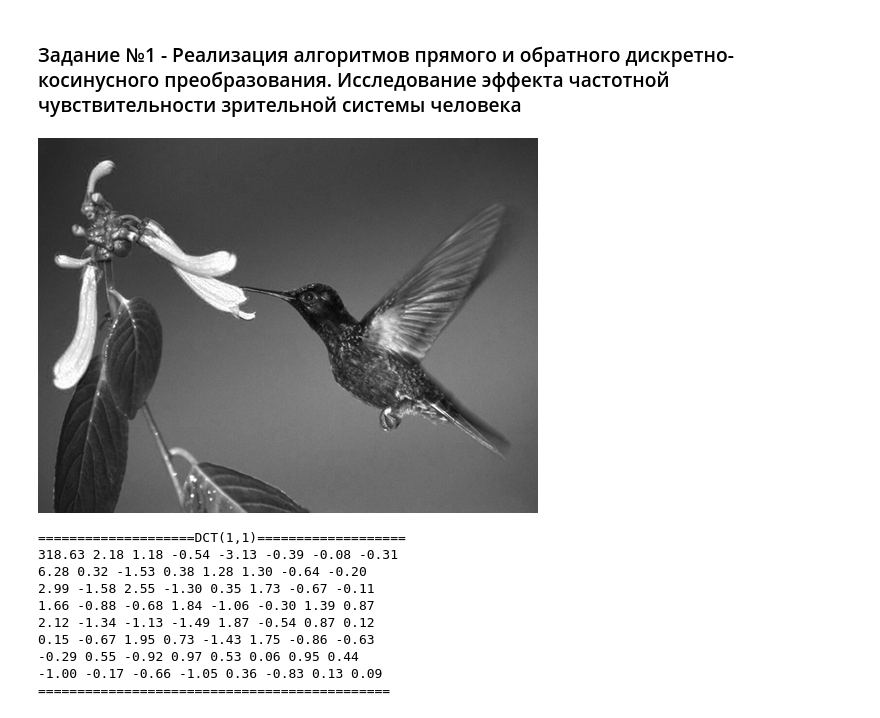
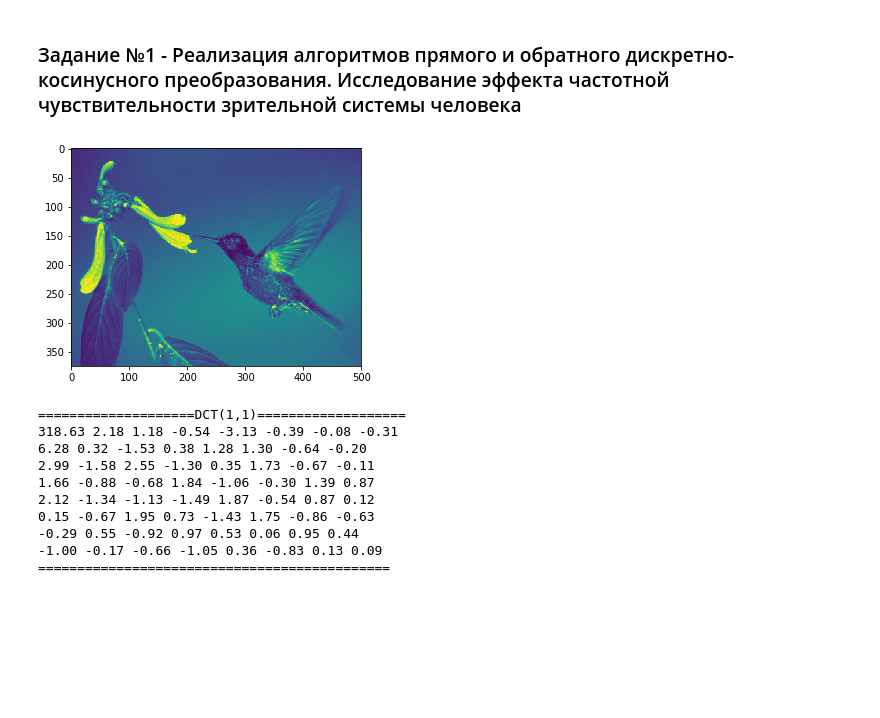
Before and after one commit to maxkrivich/steganography, a Jupyter notebook: lab4/lab4.ipynb, the cells around one changed output. Drawn from its saved outputs; the diff is of its cells as text; code cells hidden in the pictures; blank space fills up the shorter version.

```diff
--- a/lab4/lab4.ipynb
+++ b/lab4/lab4.ipynb
@@ -124,9 +118,10 @@ idct2d.__code = idct.__code__
 # %%
 image = open_image(IMG_TEMP.format(1))
 red, green, blue = image.split()
-red
+plt.imshow(red)
+plt.show()
 # %% [output]
-[figure, old version]
+[figure, new version]
 # %%
 red_np = image_2_np(red)
 # %%
```
Also changed, not shown: parts of 9 cells of this notebook, 5 other files.
